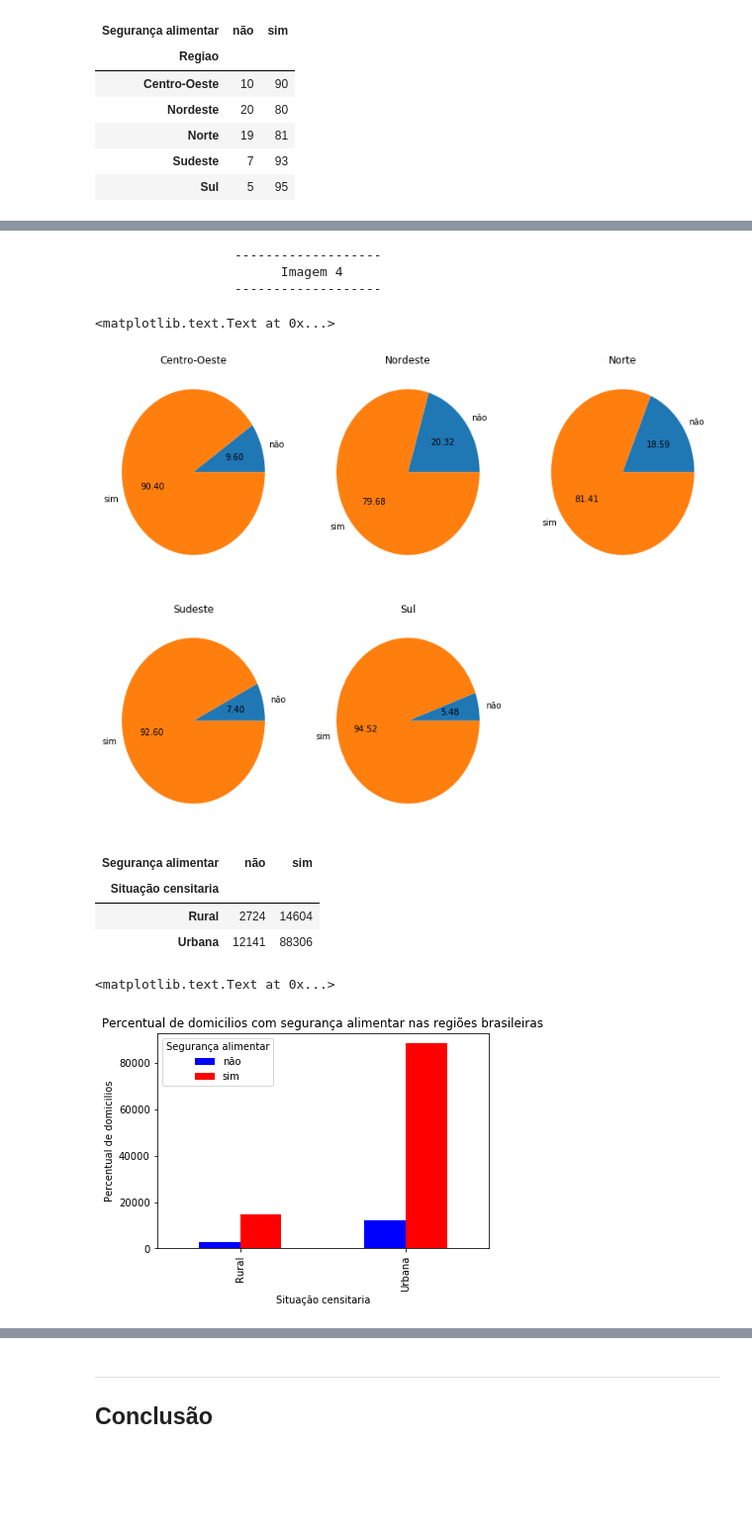
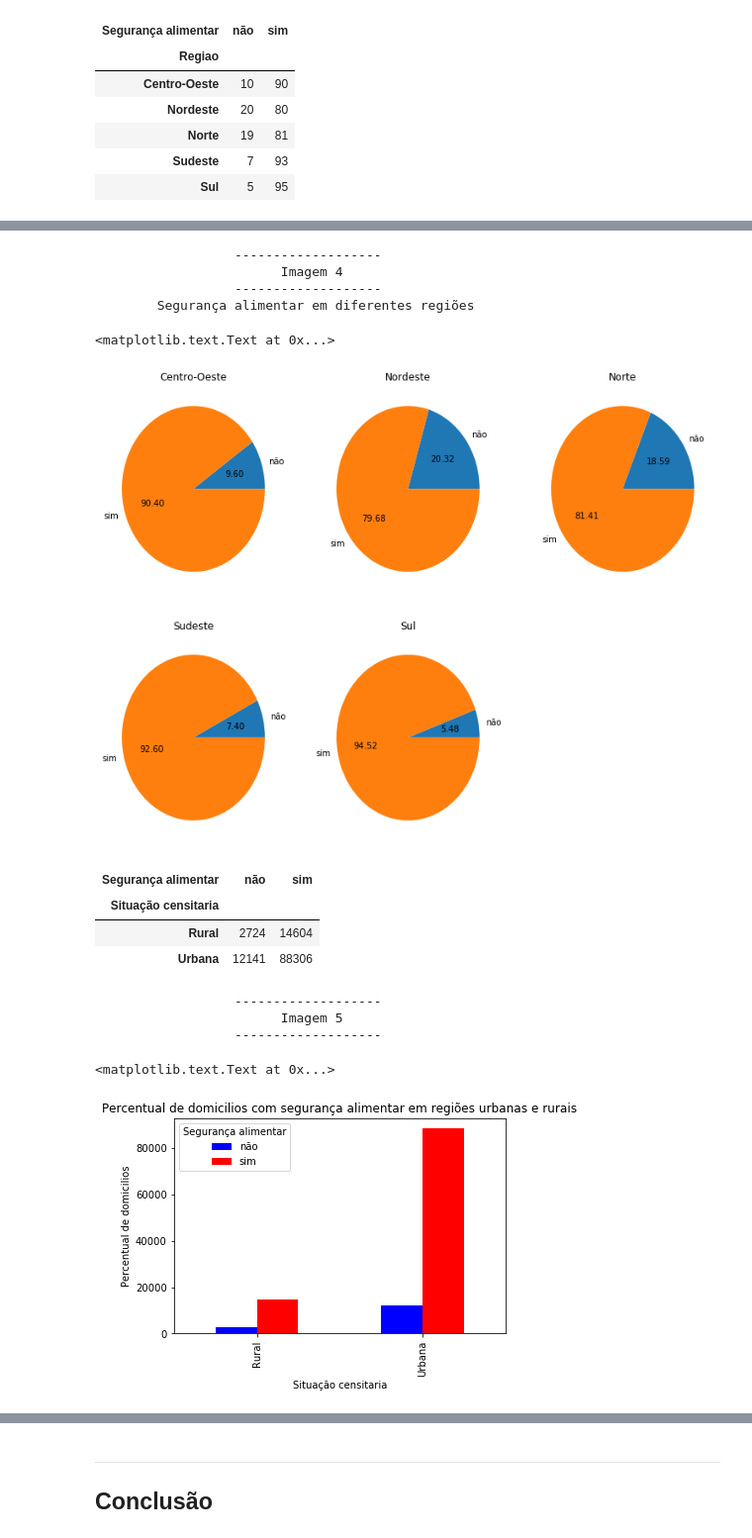
Before and after one commit to Juliano-Nassar/CienciaDosDados, a Jupyter notebook: Projeto 1.ipynb, the cells around one changed output, grey strips where cells are left out. Shown at 99% size. Drawn from its saved outputs; the diff is of its cells as text; code cells hidden in the pictures; blank space fills up the shorter version.

```diff
--- a/Projeto 1.ipynb
+++ b/Projeto 1.ipynb
@@ -234,7 +238,8 @@ plt.title('Percentual de domicilios com segurança alimentar nas regiões brasil
 # %%
 print(color.BOLD+"""                  -------------------
                         Imagem 4
-                  -------------------"""+color.END)
+                  -------------------
+        Segurança alimentar em diferentes regiões"""+color.END)
 
 fig = plt.figure(figsize=(13, 10))
 
@@ -266,6 +271,7 @@ plt.ylabel("")
                   -------------------
                         Imagem 4
                   -------------------
+        Segurança alimentar em diferentes regiões
 <matplotlib.text.Text at 0x...>
 [figure]
 # %%
@@ -277,10 +283,17 @@ ct3
 | Rural | 2724 | 14604 |
 | Urbana | 12141 | 88306 |
 # %%
+print(color.BOLD+"""                  -------------------
+                        Imagem 5
+                  -------------------"""+color.END)
+
 ct3.plot(kind='bar', color=('blue', 'red'), legend=True)
 plt.ylabel('Percentual de domicilios')
 plt.xlabel('Situação censitaria')
-plt.title('Percentual de domicilios com segurança alimentar nas regiões brasileiras')
+plt.title('Percentual de domicilios com segurança alimentar em regiões urbanas e rurais')
 # %% [output]
-<matplotlib.text.Text at 0x...>
+                  -------------------
+                        Imagem 5
+                  -------------------
+<matplotlib.text.Text at 0x...>
-[figure, old version]
+[figure, new version]
```
Also changed, not shown: parts of 11 cells of this notebook.
